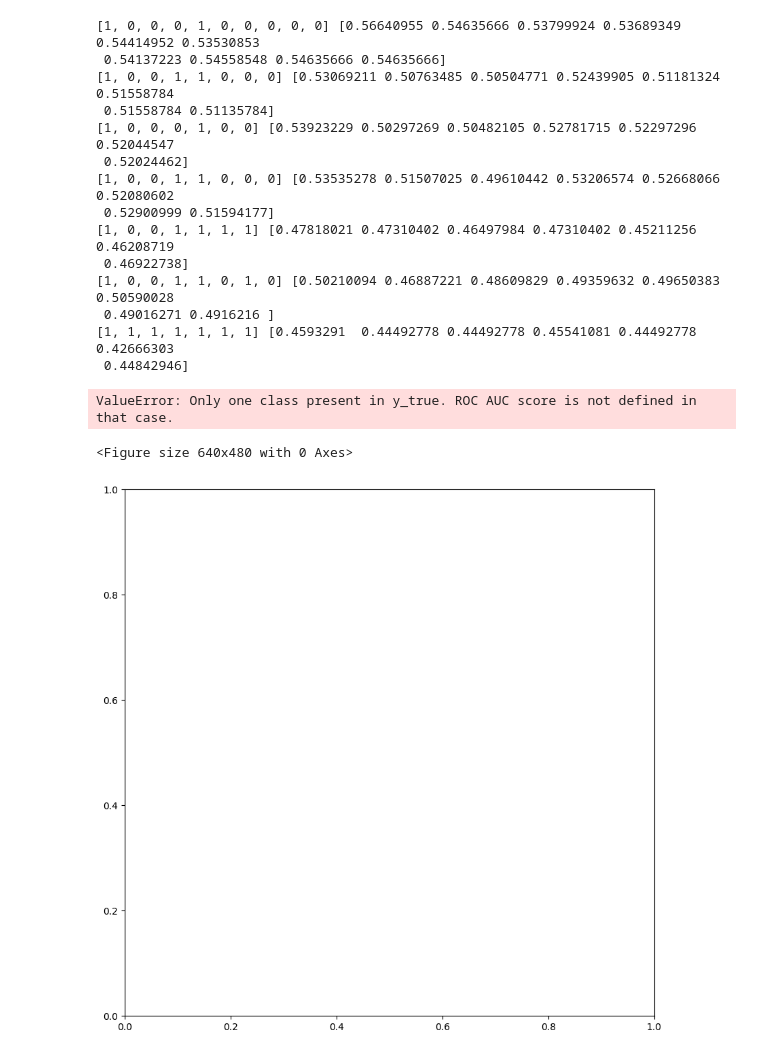
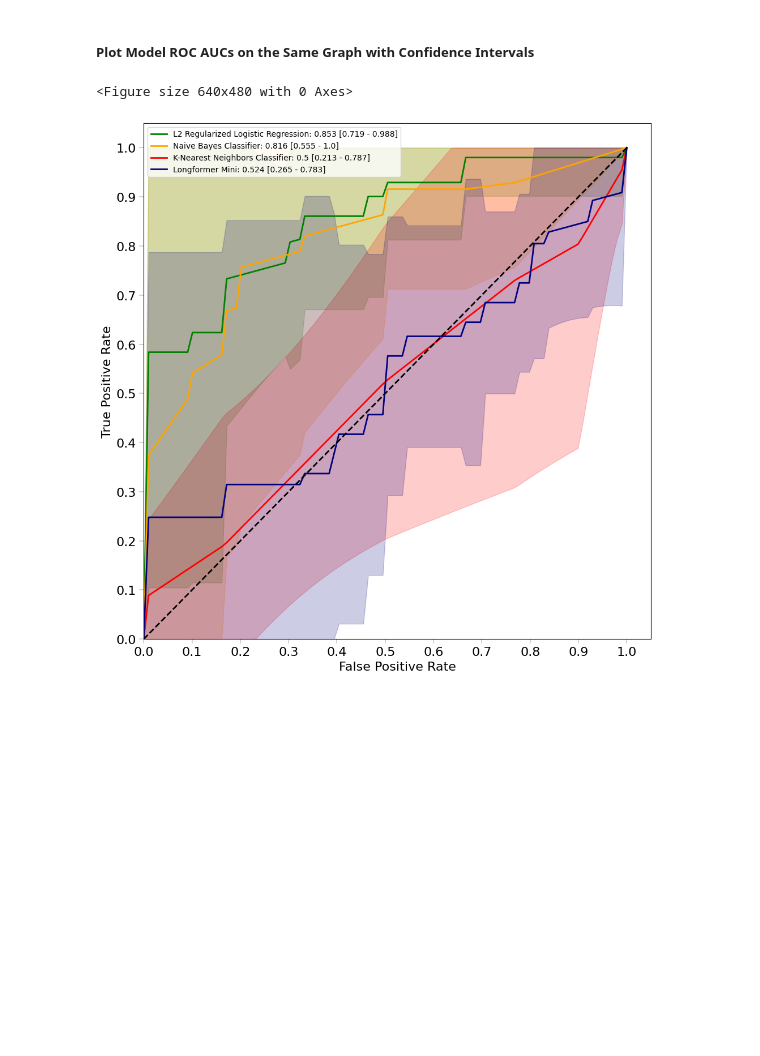
Before and after one commit to jstremme/nlp4psychotherapy, a Jupyter notebook: evaluate_models.ipynb, the cells around one changed output. Saved outputs shown, nothing was run; the diff lists cells and outputs as text; code cells hidden in the pictures; blank space fills up the shorter version.

Commit message:
wrap first round of modeling code

```diff
--- a/evaluate_models.ipynb
+++ b/evaluate_models.ipynb
@@ -10,5 +23,6 @@ num_std = 1.96
 line_width = 2
 alpha = 0.2
 font_size = 16
+legend_size = 10
 x_size = 10
 y_size = 10
@@ -15,8 +31,12 @@ y_size = 10
 # %%
-all_y_trues = []
-all_y_probs = []
-all_model_names = {'lr': 'L2 Regularized Logistic Regression', 'nb': 'Naive Bayes Classifier'}
-colors = ["green", "orange"] #, "orange", "navy"]
+all_y_trues, all_y_probs = [], []
+all_model_names = {
+    'lr': 'L2 Regularized Logistic Regression',
+    'nb': 'Naive Bayes Classifier',
+    'knn': 'K-Nearest Neighbors Classifier',
+    'lf': 'Longformer Mini'
+}
+colors = ["green", "orange", "red", "navy"]
 
 for key in all_model_names.keys():
 
@@ -60,8 +84,8 @@ for y_trues, y_probs, name, color in zip(all_y_trues, all_y_probs, all_model_nam
     print(f"\nResults for model: {name}\n")
     print_mean_ci_of_metric_list(accuracies, metric_name='Accuracy', num_std=num_std)
     print_mean_ci_of_metric_list(aps, metric_name='Average Precision', num_std=num_std)
-    print_mean_ci_of_metric_list(precision, metric_name='Precision', num_std=num_std)
-    print_mean_ci_of_metric_list(recall, metric_name='Recall', num_std=num_std)
+#     print_mean_ci_of_metric_list(precision, metric_name='Precision', num_std=num_std)
+#     print_mean_ci_of_metric_list(recall, metric_name='Recall', num_std=num_std)
 # %% [output]
 Results for model: L2 Regularized Logistic Regression
 
@@ -79,3 +109,5 @@ Recall: 1.0 [1.0 - 1.0]
+# %% [markdown]
+##### Plot Model ROC AUCs on the Same Graph with Confidence Intervals
 # %%
 plt.clf()
 fig, ax = plt.subplots(1, 1, figsize=(x_size, y_size))
@@ -89,7 +121,6 @@ for y_trues, y_probs, name, color in zip(all_y_trues, all_y_probs, all_model_nam
 
         fpr, tpr, _ = metrics.roc_curve(y_true, y_prob)
 
-        print(y_true, y_prob)
         auc = metrics.roc_auc_score(y_true, y_prob)
         interp_tpr = np.interp(mean_fpr, fpr, tpr)
         interp_tpr[0] = 0.0
@@ -105,56 +136,41 @@ for y_trues, y_probs, name, color in zip(all_y_trues, all_y_probs, all_model_nam
 
     mean_auc = np.mean(aucs, axis=0)
     std_auc = np.std(aucs, axis=0)
-    auc_high = np.minimum(mean_auc + num_stdv * std_auc, 1)
-    auc_low = np.maximum(mean_auc + num_stdv * std_auc, 0)
+    auc_high = np.minimum(mean_auc + num_std * std_auc, 1)
+    auc_low = np.maximum(mean_auc - num_std * std_auc, 0)
 
     ax.plot(
         mean_fpr,
         mean_tpr,
         color=color,
         lw=line_width,
-        label=f"{round(mean_auc, 3)} [{round(auc_low, 3)} - {round(auc_high, 3)}]"
+        label=f"{name}: {round(mean_auc, 3)} [{round(auc_low, 3)} - {round(auc_high, 3)}]"
     )
 
     ax.fill_between(
         mean_fpr,
         tprs_low,
         tprs_high,
         color=color,
         alpha=alpha
     )
 
-plt.plot([0, 1], [1, 0], color='black', lw=line_width, linestyle='--')
+plt.plot([0, 1], [0, 1], color='black', lw=line_width, linestyle='--')
 plt.xlim([0.0, 1.05])
 plt.ylim([0.0, 1.05])
 plt.yticks(np.arange(0, 1.1, 0.1))
 plt.xticks(np.arange(0, 1.1, 0.1))
 ax.set_yticks(np.arange(0, 1.1, 0.1), minor=True)
 ax.set_xticks(np.arange(0, 1.1, 0.1), minor=True)
 ax.tick_params(direction='out', length=6, width=0.25, colors='black', labelsize=font_size)
-ax_tick_params(axis=both, which='minor', width=0.25)
+ax.tick_params(axis='both', which='minor', width=0.25)
 plt.xlabel('False Positive Rate', fontsize=font_size)
 plt.ylabel('True Positive Rate', fontsize=font_size)
-plt.legend(loc='best', fontize=font_size)
+plt.legend(loc='best', fontsize=legend_size)
 plt.tight_layout()
 plt.savefig('results/roc.png')
 plt.show()
 plt.close()
 # %% [output]
-[1, 0, 0, 0, 1, 0, 0, 0, 0, 0] [0.56640955 0.54635666 0.53799924 0.53689349 0.54414952 0.53530853
- 0.54137223 0.54558548 0.54635666 0.54635666]
-[1, 0, 0, 1, 1, 0, 0, 0] [0.53069211 0.50763485 0.50504771 0.52439905 0.51181324 0.51558784
- 0.51558784 0.51135784]
-[1, 0, 0, 0, 1, 0, 0] [0.53923229 0.50297269 0.50482105 0.52781715 0.52297296 0.52044547
- 0.52024462]
-[1, 0, 0, 1, 1, 0, 0, 0] [0.53535278 0.51507025 0.49610442 0.53206574 0.52668066 0.52080602
- 0.52900999 0.51594177]
-[1, 0, 0, 1, 1, 1, 1] [0.47818021 0.47310402 0.46497984 0.47310402 0.45211256 0.46208719
- 0.46922738]
-[1, 0, 0, 1, 1, 0, 1, 0] [0.50210094 0.46887221 0.48609829 0.49359632 0.49650383 0.50590028
- 0.49016271 0.4916216 ]
-[1, 1, 1, 1, 1, 1, 1] [0.4593291  0.44492778 0.44492778 0.45541081 0.44492778 0.42666303
- 0.44842946]
+<Figure size 640x480 with 0 Axes>
-ValueError: Only one class present in y_true. ROC AUC score is not defined in that case.
-<Figure size 640x480 with 0 Axes>
-[figure, old version]
+[figure, new version]
```
Also changed, not shown: parts of 7 cells of this notebook, 5 other files.
